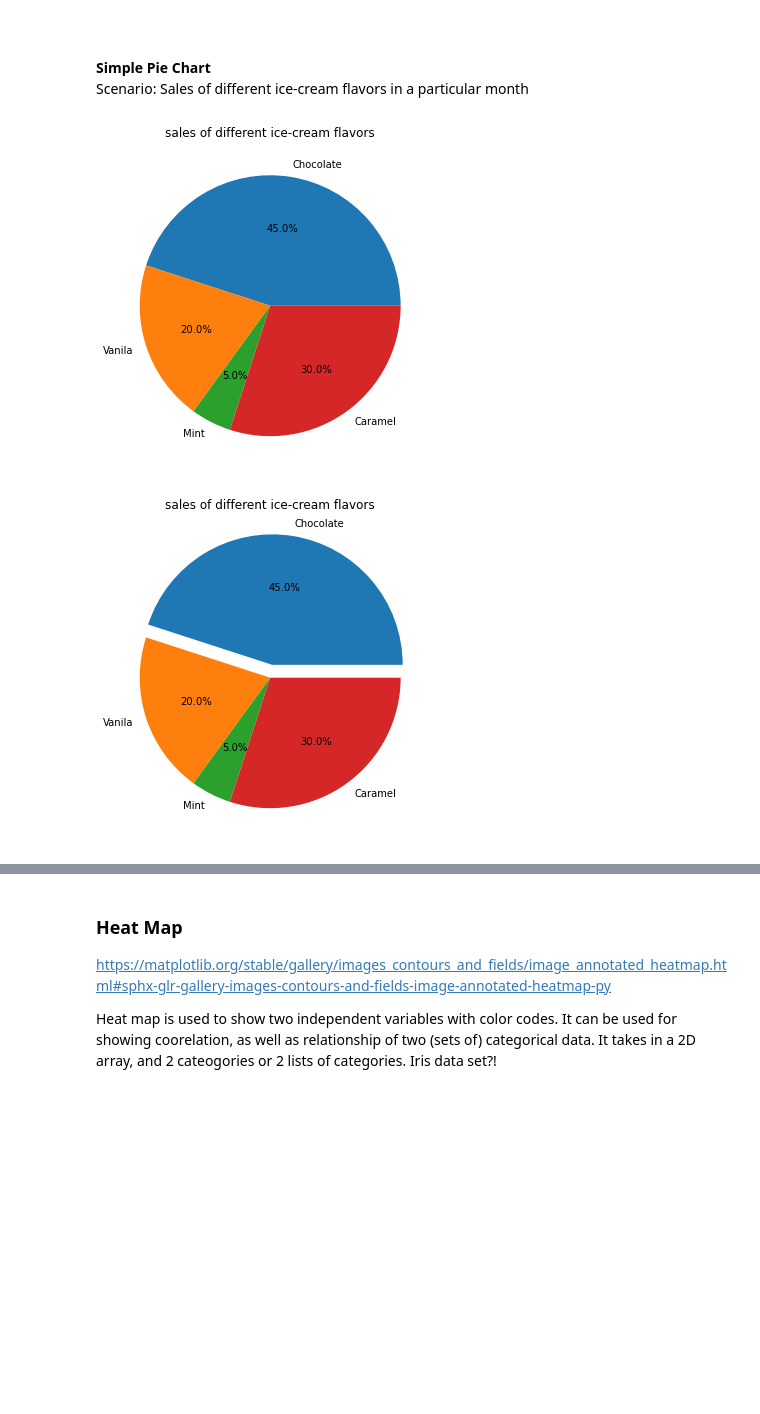
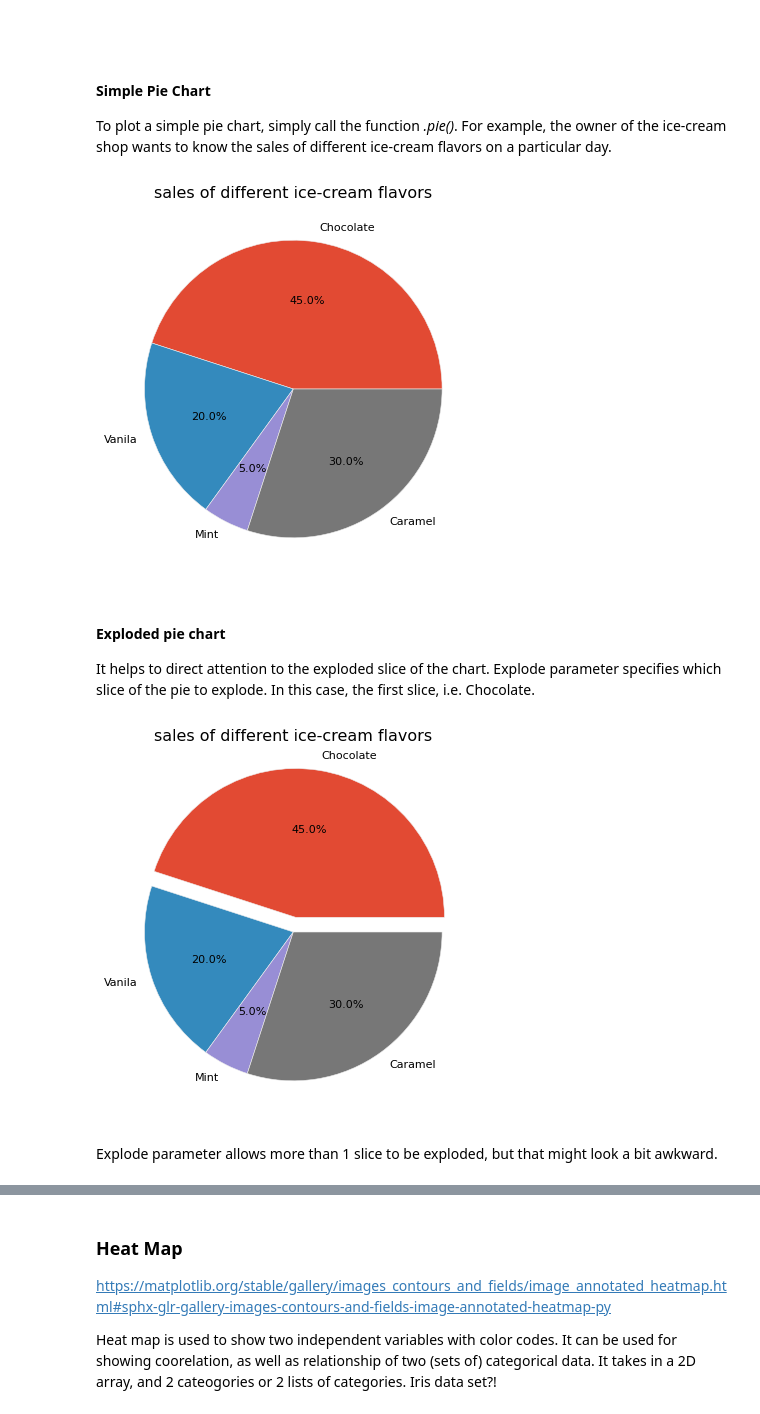
Before and after one commit to HazelIP/Fundamental_DA, a Jupyter notebook: pyplot/pyplot.ipynb, the cells around one changed output, grey strips where cells are left out. Cells and saved outputs as stored; diff of their text form; code cells hidden in the pictures; blank space fills up the shorter version.

Commit message:
pie chart done

```diff
--- a/pyplot/pyplot.ipynb
+++ b/pyplot/pyplot.ipynb
@@ -228,8 +229,9 @@ Pie chart illustrates relative size of data. The wedges are plotted counterclock
 # %% [markdown]
 <br>
 # %% [markdown]
-**Simple Pie Chart** <br>
-Scenario: Sales of different ice-cream flavors in a particular month
+#### Simple Pie Chart
+To plot a simple pie chart, simply call the function *.pie()*.
+For example, the owner of the ice-cream shop wants to know the sales of different ice-cream flavors on a particular day.
 # %%
 # data to plot
 flavors = ['Chocolate','Vanila','Mint','Caramel',]
@@ -239,16 +242,24 @@ sales = [90,40,10,60]
 fig,ax = plt.subplots(figsize= (6,6))
 ax.pie(sales, labels=flavors, autopct="%1.1f%%") #show % of each slice
 plt.title("sales of different ice-cream flavors")
+plt.style.use("classic") #color map?
 plt.show()
 # %% [output]
-[figure, old version]
+[figure, new version]
+# %% [markdown]
+#### Exploded pie chart
+It helps to direct attention to the exploded slice of the chart. Explode parameter specifies which slice of the pie to explode. In this case, the first slice, i.e. Chocolate.
 # %%
 # with exploded 'Chocolate' slice
 explode = [.1, 0, 0, 0]
 fig,ax = plt.subplots(figsize= (6,6))
 ax.pie(sales, labels=flavors, autopct="%1.1f%%", explode=explode) #show % of each slice
 plt.title("sales of different ice-cream flavors")
+plt.style.use("ggplot") #color map?
 plt.show()
 # %% [output]
-[figure, old version]
+[figure, new version]
+# %% [markdown]
+Explode parameter allows more than 1 slice to be exploded, but that might look a bit awkward.
+<br>
 # %% [markdown]
```
Also changed, not shown: parts of 11 cells of this notebook.
